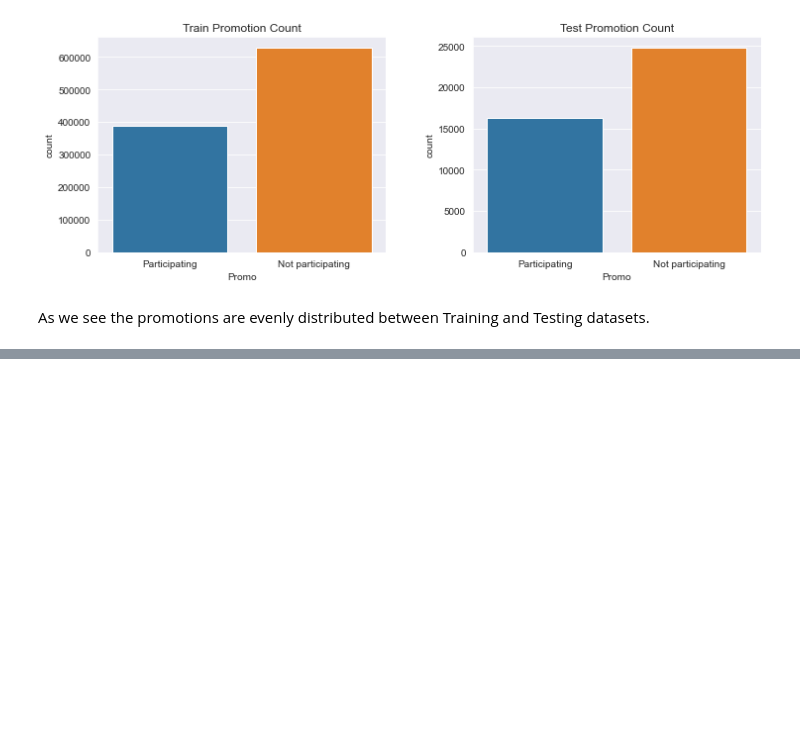
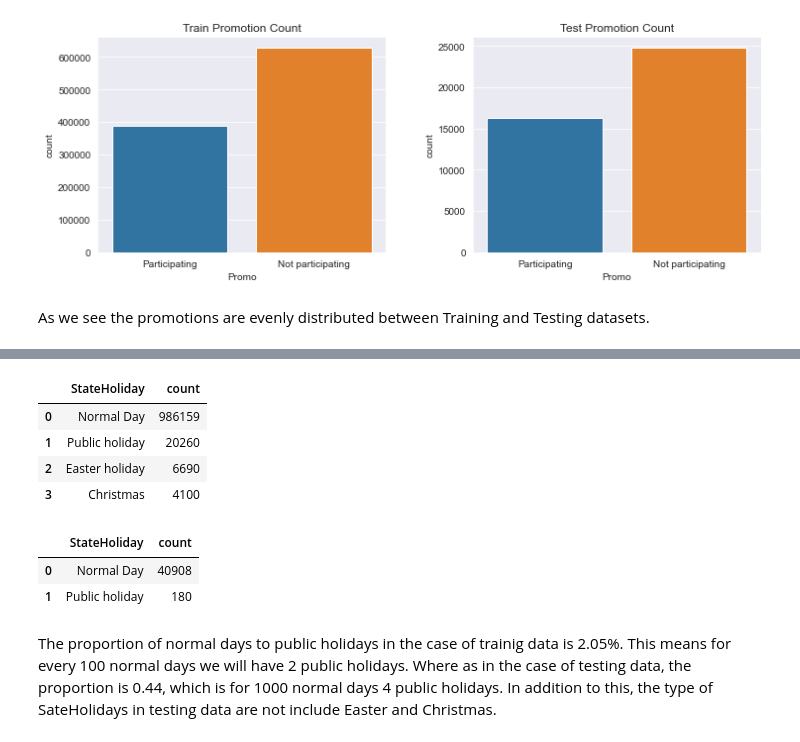
Before and after one commit to bkget/Pharmaceutical-Sales-Prediction, a Jupyter notebook: notebooks/2.EDA.ipynb, the cells around one changed output, grey strips where cells are left out. Drawn from its saved outputs; the diff is of its cells as text; code cells hidden in the pictures; blank space fills up the shorter version.

```diff
--- a/notebooks/2.EDA.ipynb
+++ b/notebooks/2.EDA.ipynb
@@ -288,0 +299,23 @@ As we see the promotions are evenly distributed between Training and Testing dat
+# %%
+def compare_test_train_holiday(data, col, agg_fun):
+    value_list = data.groupby([col]).agg({col: [agg_fun]})
+    value_list.columns = [agg_fun]
+    value_list = value_list.reset_index()
+    value_list[col] = value_list[col].apply(lambda x: state_holidays[x])
+    return value_list
+# %%
+compare_test_train_holiday(train_data, 'StateHoliday', 'count')
+# %% [output]
+|  | StateHoliday | count |
+| 0 | Normal Day | 986159 |
+| 1 | Public holiday | 20260 |
+| 2 | Easter holiday | 6690 |
+| 3 | Christmas | 4100 |
+# %%
+compare_test_train_holiday(test_data, 'StateHoliday', 'count')
+# %% [output]
+|  | StateHoliday | count |
+| 0 | Normal Day | 40908 |
+| 1 | Public holiday | 180 |
+# %% [markdown]
+The proportion of normal days to public holidays in the case of trainig data is 2.05%. This means for every 100 normal days we will have 2 public holidays. Where as in the case of testing data, the proportion is 0.44, which is for 1000 normal days 4 public holidays. In addition to this,  the type of SateHolidays in testing data are not include Easter and Christmas.
```
Also changed, not shown: parts of 3 cells of this notebook.
